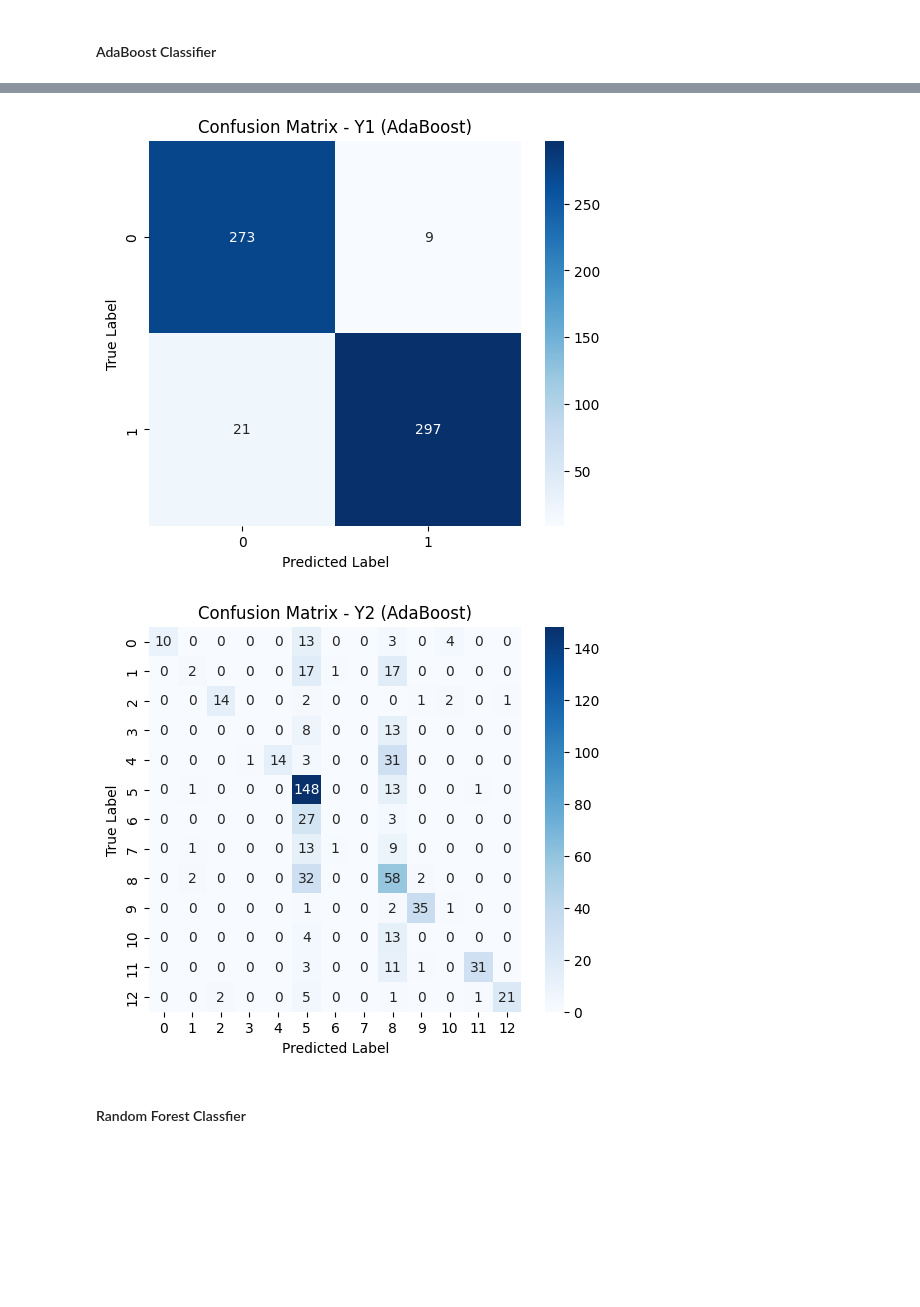
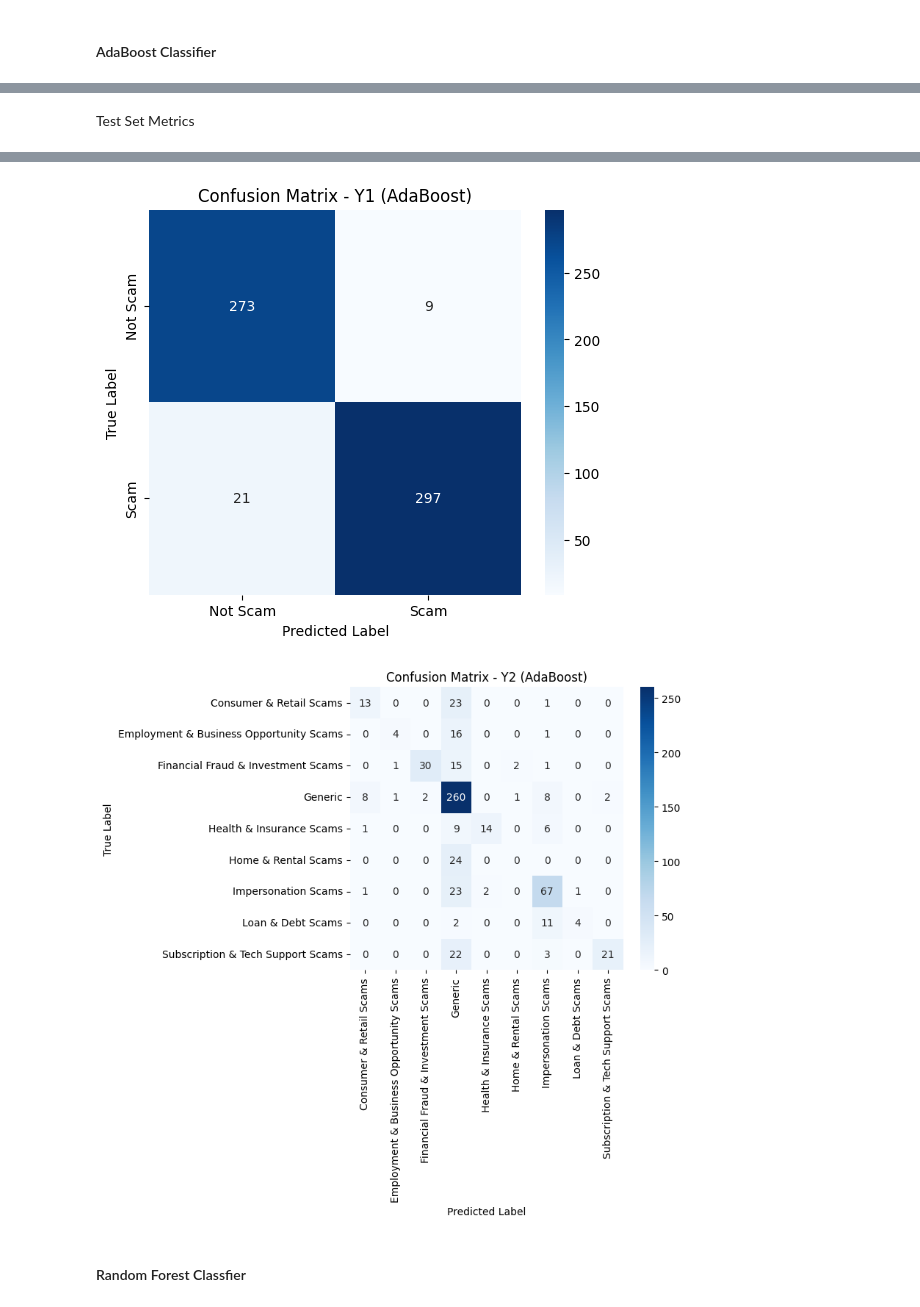
Before and after one commit to junxianyong/INF2008_P1-08, a Jupyter notebook: scam_detection/scam_detection.ipynb, the cells around one changed output, grey strips where cells are left out. Drawn from its saved outputs; the diff is of its cells as text; code cells hidden in the pictures; blank space fills up the shorter version.

```diff
--- a/scam_detection/scam_detection.ipynb
+++ b/scam_detection/scam_detection.ipynb
@@ -19,7 +19,7 @@ import time
 ## 1. Load the Data
 # %%
 import pandas as pd
-dataset_df = pd.read_csv('../data/combined_cleaned_merged_dataset.csv')
+dataset_df = pd.read_csv('../data/generic_changed_dataset.csv')
 # %% [markdown]
 ### Remove stopwords from the text
 # %%
@@ -1254,7 +1307,6 @@ import math
+# %% [markdown]
+Test Set Metrics
 # %%
-# Initialize AdaBoost Model
-AdaBoost = AdaBoostClassifier(n_estimators=100, random_state=42)
-
 # Train and Evaluate for Y1
 AdaBoost.fit(X_train, y1_train)
 y1_pred = AdaBoost.predict(X_test)
@@ -1286,18 +1338,18 @@ print(f"Recall (Y2): {y2_recall:.4f}")
 print(f"F1 Score (Y2): {y2_f1:.4f}")
 
 # Confusion Matrix Function
-def plot_conf_matrix(y_true, y_pred, title):
+def plot_conf_matrix(y_true, y_pred, title, labels=["Not Scam", "Scam"]):
     cm = confusion_matrix(y_true, y_pred)
     plt.figure(figsize=(6,5))
-    sns.heatmap(cm, annot=True, fmt='d', cmap='Blues', xticklabels=set(y_true), yticklabels=set(y_true))
+    sns.heatmap(cm, annot=True, fmt='d', cmap='Blues', xticklabels=labels, yticklabels=labels)
     plt.xlabel('Predicted Label')
     plt.ylabel('True Label')
     plt.title(title)
     plt.show()
 
 # Plot Confusion Matrices
-plot_conf_matrix(y1_test, y1_pred, "Confusion Matrix - Y1 (AdaBoost)")
-plot_conf_matrix(y2_test, y2_pred, "Confusion Matrix - Y2 (AdaBoost)")
+plot_conf_matrix(y1_test, y1_pred, "Confusion Matrix - Y1 (AdaBoost)", )
+plot_conf_matrix(y2_test, y2_pred, "Confusion Matrix - Y2 (AdaBoost)", le.classes_)
 # %% [output]
 AdaBoost Accuracy (Y1): 0.9500
 Precision (Y1): 0.9508
@@ -1311,4 +1363,4 @@ F1 Score (Y2): 0.5028
-[figure, old version]
+[figure, new version]
-[figure, old version]
+[figure, new version]
 # %% [markdown]
 #### Random Forest Classfier
```
Also changed, not shown: parts of 9 cells of this notebook.
